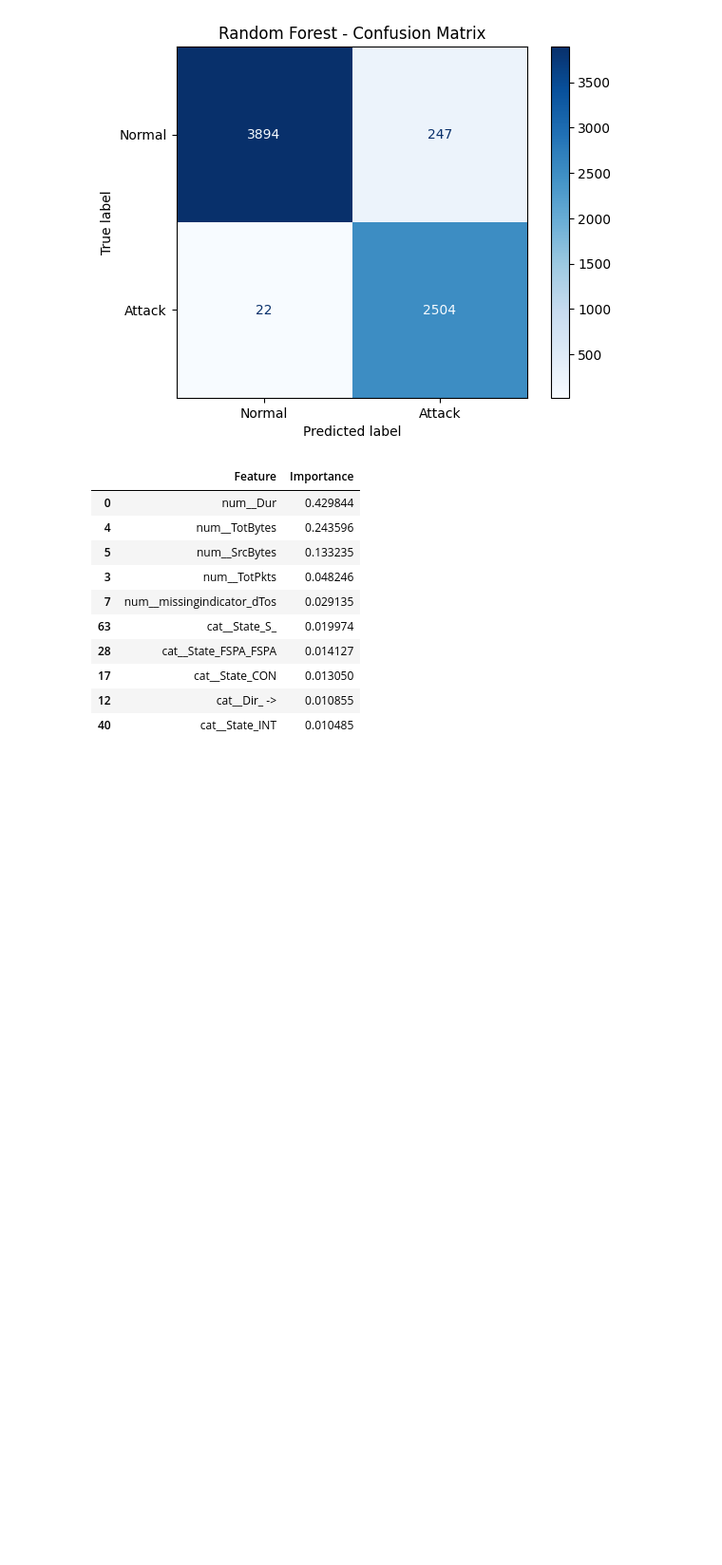
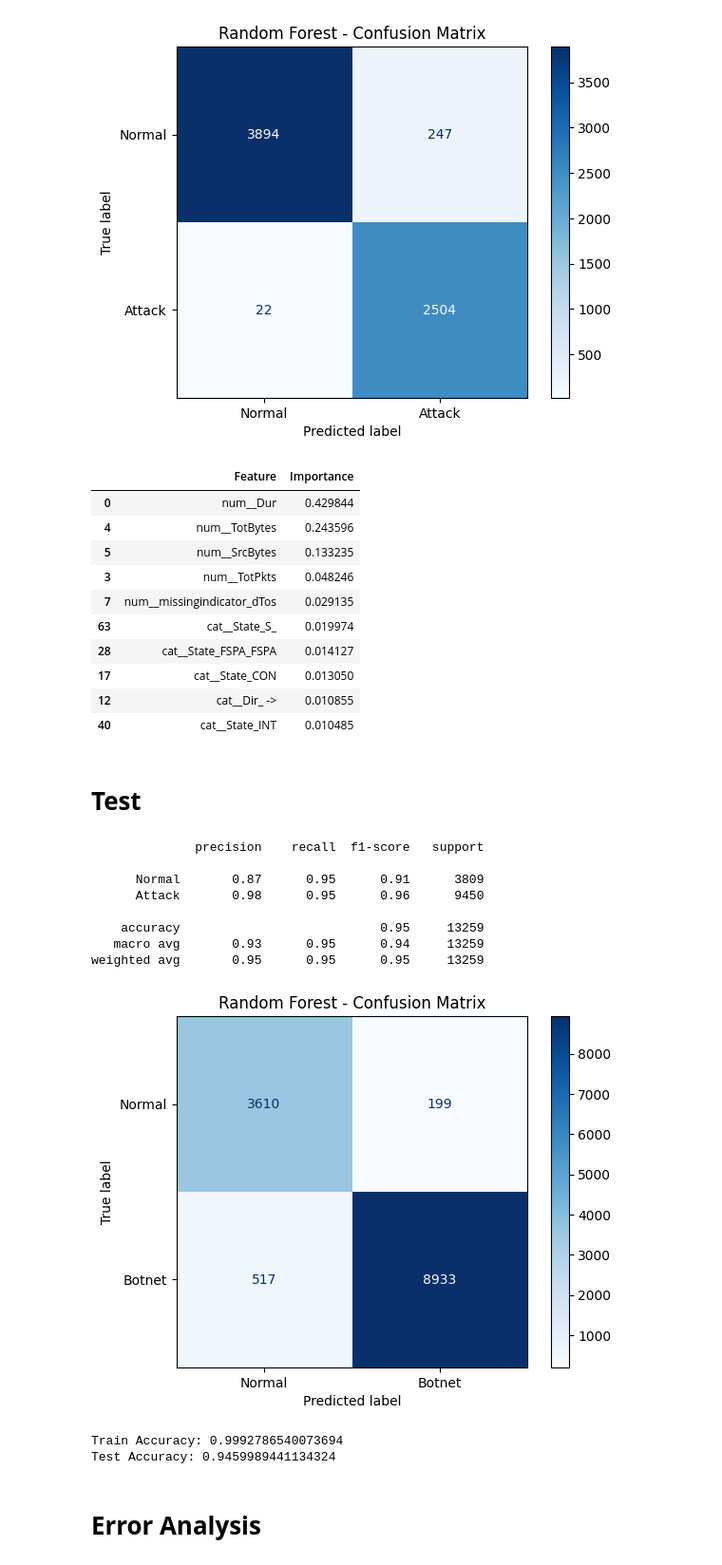
Before and after one commit to Ch3ddarr/dsb_capstone, a Jupyter notebook: capstone2/02_Modelling.ipynb, the cells around one changed output. Shown at 95% size. Drawn from its saved outputs; the diff is of its cells as text; code cells hidden in the pictures; blank space fills up the shorter version.

```diff
--- a/capstone2/02_Modelling.ipynb
+++ b/capstone2/02_Modelling.ipynb
@@ -649,3 +649,45 @@ feature_importance.head(10)
 | 17 | cat__State_CON | 0.013050 |
 | 12 | cat__Dir_ -> | 0.010855 |
 | 40 | cat__State_INT | 0.010485 |
+# %% [markdown]
+# **Test**
+# %%
+y_pred_rf_test = rf_pipeline.predict(X_test)
+
+print(classification_report(
+    y_test,
+    y_pred_rf_test,
+    target_names=['Normal', 'Attack']
+))
+
+ConfusionMatrixDisplay.from_predictions(
+    y_test,
+    y_pred_rf_test,
+    display_labels=['Normal', 'Botnet'],
+    cmap='Blues',
+    values_format='d'
+)
+
+plt.title('Random Forest - Confusion Matrix')
+plt.show()
+# %% [output]
+              precision    recall  f1-score   support
+
+      Normal       0.87      0.95      0.91      3809
+      Attack       0.98      0.95      0.96      9450
+
+    accuracy                           0.95     13259
+   macro avg       0.93      0.95      0.94     13259
+weighted avg       0.95      0.95      0.95     13259
+[figure, added]
+# %%
+print("Train Accuracy:",
+      rf_pipeline.score(X_train, y_train))
+
+print("Test Accuracy:",
+      rf_pipeline.score(X_test, y_test))
+# %% [output]
+Train Accuracy: 0.9992786540073694
+Test Accuracy: 0.9459989441134324
+# %% [markdown]
+# **Error Analysis**
```
Also changed, not shown: parts of 12 cells of this notebook.
